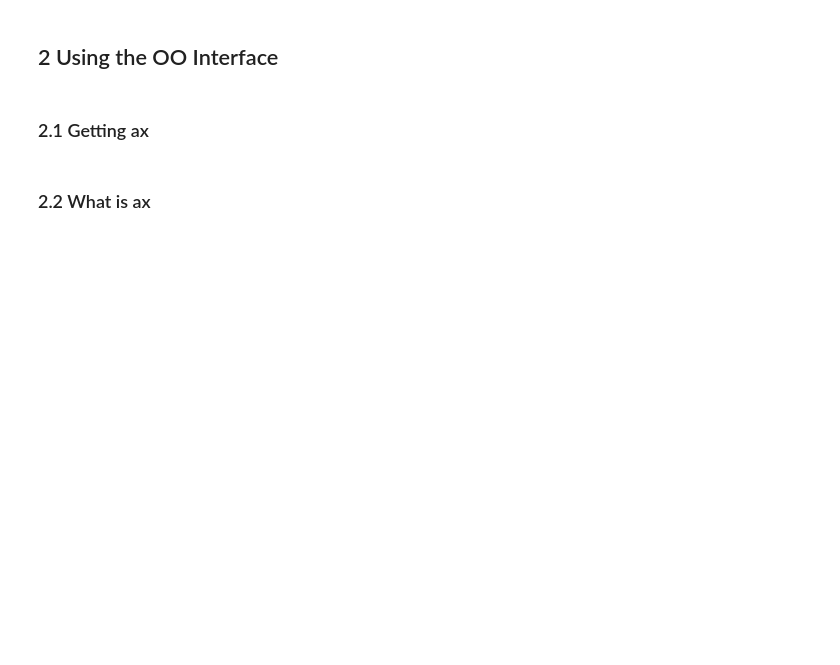
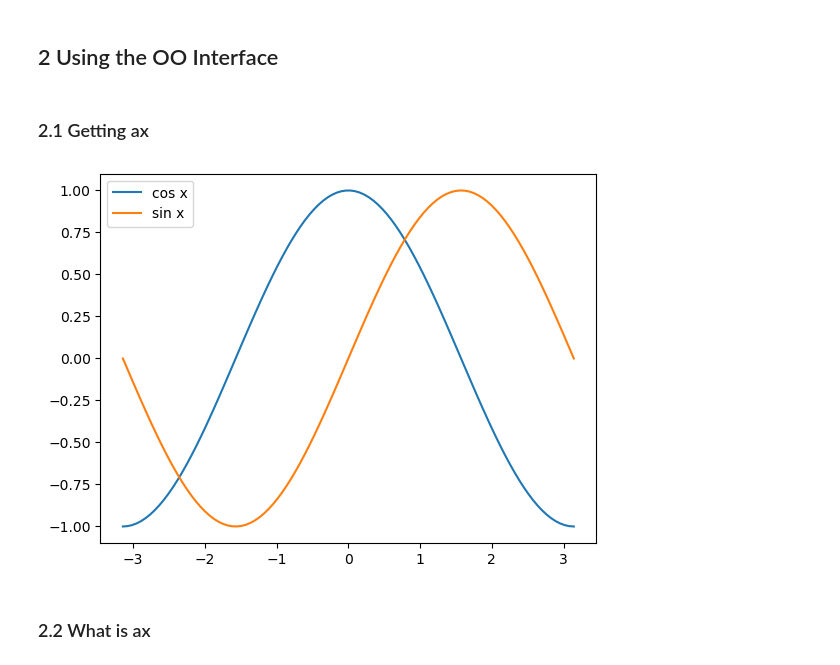
Before and after one commit to SPS-SP2273/learning-portfolio-russell-ykh, a Jupyter notebook: plotting/plotting_(good).ipynb, the cells around one changed output. Drawn from its saved outputs; the diff is of its cells as text; code cells hidden in the pictures; blank space fills up the shorter version.

```diff
--- a/plotting/plotting_(good).ipynb
+++ b/plotting/plotting_(good).ipynb
@@ -22,8 +31,15 @@
 # %% [markdown]
 ### 2.1 Getting ax
 # %%
+from matplotlib import pyplot as plt
 
-# Your code here
+fig, ax = plt.subplots(nrows=1, ncols=1)
+ax.plot(x, cos_x, label='cos x')
+ax.plot(x, sin_x, label='sin x')
+ax.legend()
+plt.show()
+# %% [output]
+[figure, added]
 # %% [markdown]
 ### 2.2 What is ax
 # %%
```
Also changed, not shown: parts of 11 cells of this notebook, 3 other files.
